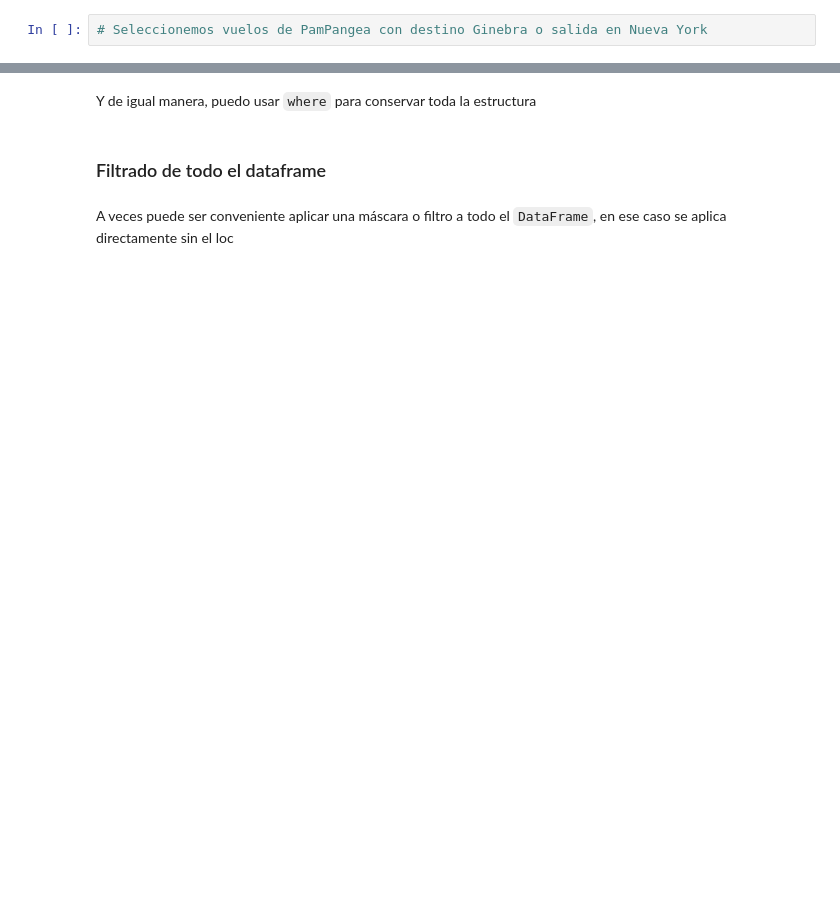
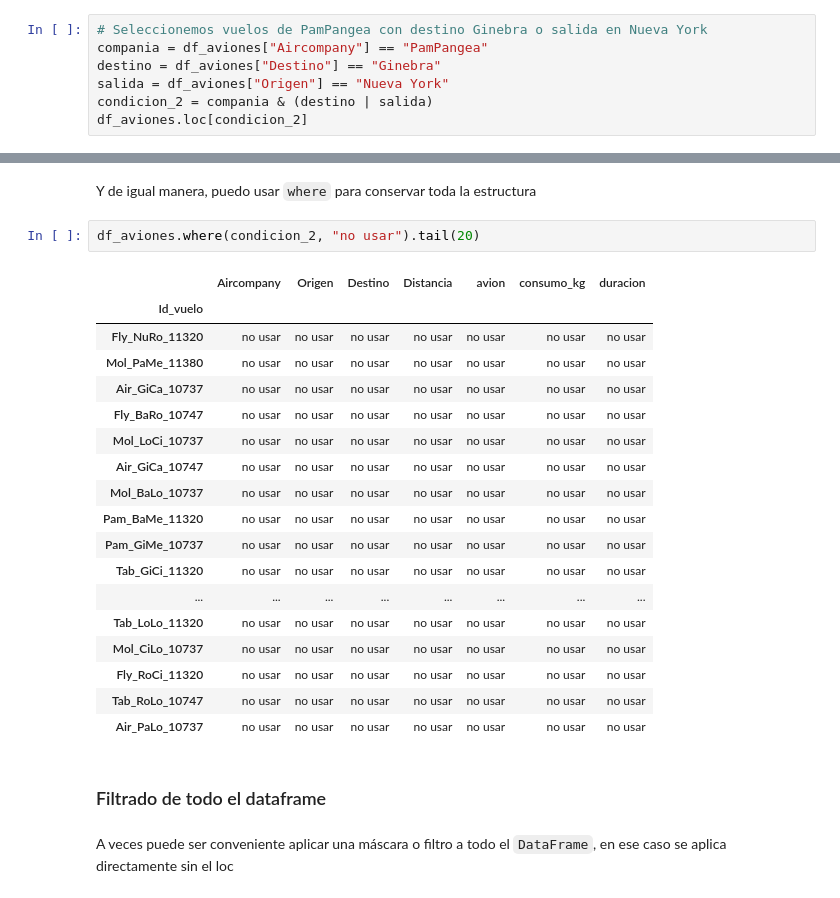
Before and after one commit to gabotron-exe/Gabriel-Ruiz-DSOnline, a Jupyter notebook: 02_Herramientas_Avanzadas/Sprint_04/02_Pandas_II/01_Workout/03_Filtrado.ipynb, the cells around one changed output, grey strips where cells are left out. Cells and saved outputs as stored; diff of their text form; blank space fills up the shorter version.

```diff
--- a/02_Herramientas_Avanzadas/Sprint_04/02_Pandas_II/01_Workout/03_Filtrado.ipynb
+++ b/02_Herramientas_Avanzadas/Sprint_04/02_Pandas_II/01_Workout/03_Filtrado.ipynb
@@ -35,3 +126,8 @@ Evidentemente podemos hacer consultas mucho más complejas y podemos ir asignán
 Fíjate en que, en este caso (y así será siempre que lo que se compara sean `Series`), se usa `&` en vez de `and` y `|` en vez de `or`
 # %%
 # Seleccionemos vuelos de PamPangea con destino Ginebra o salida en Nueva York
+compania = df_aviones["Aircompany"] == "PamPangea"
+destino = df_aviones["Destino"] == "Ginebra"
+salida = df_aviones["Origen"] == "Nueva York"
+condicion_2 = compania & (destino | salida)
+df_aviones.loc[condicion_2]
@@ -38,5 +149,26 @@ Fíjate en que, en este caso (y así será siempre que lo que se compara sean `S
 # %% [markdown]
 Y de igual manera, puedo usar `where` para conservar toda la estructura
+# %%
+df_aviones.where(condicion_2, "no usar").tail(20)
+# %% [output]
+|  | Aircompany | Origen | Destino | Distancia | avion | consumo_kg | duracion |
+| Id_vuelo |  |  |  |  |  |  |  |
+| Fly_NuRo_11320 | no usar | no usar | no usar | no usar | no usar | no usar | no usar |
+| Mol_PaMe_11380 | no usar | no usar | no usar | no usar | no usar | no usar | no usar |
+| Air_GiCa_10737 | no usar | no usar | no usar | no usar | no usar | no usar | no usar |
+| Fly_BaRo_10747 | no usar | no usar | no usar | no usar | no usar | no usar | no usar |
+| Mol_LoCi_10737 | no usar | no usar | no usar | no usar | no usar | no usar | no usar |
+| Air_GiCa_10747 | no usar | no usar | no usar | no usar | no usar | no usar | no usar |
+| Mol_BaLo_10737 | no usar | no usar | no usar | no usar | no usar | no usar | no usar |
+| Pam_BaMe_11320 | no usar | no usar | no usar | no usar | no usar | no usar | no usar |
+| Pam_GiMe_10737 | no usar | no usar | no usar | no usar | no usar | no usar | no usar |
+| Tab_GiCi_11320 | no usar | no usar | no usar | no usar | no usar | no usar | no usar |
+| ... | ... | ... | ... | ... | ... | ... | ... |
+| Tab_LoLo_11320 | no usar | no usar | no usar | no usar | no usar | no usar | no usar |
+| Mol_CiLo_10737 | no usar | no usar | no usar | no usar | no usar | no usar | no usar |
+| Fly_RoCi_11320 | no usar | no usar | no usar | no usar | no usar | no usar | no usar |
+| Tab_RoLo_10747 | no usar | no usar | no usar | no usar | no usar | no usar | no usar |
+| Air_PaLo_10737 | no usar | no usar | no usar | no usar | no usar | no usar | no usar |
 # %% [markdown]
 ### Filtrado de todo el dataframe
 # %% [markdown]
```
Also changed, not shown: parts of 10 cells of this notebook, 2 other files.
